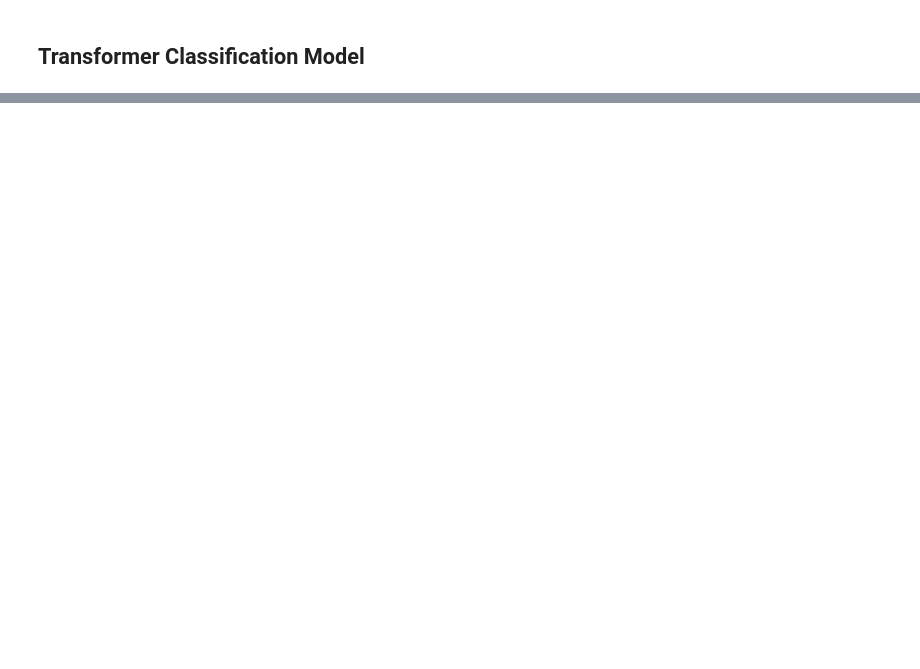
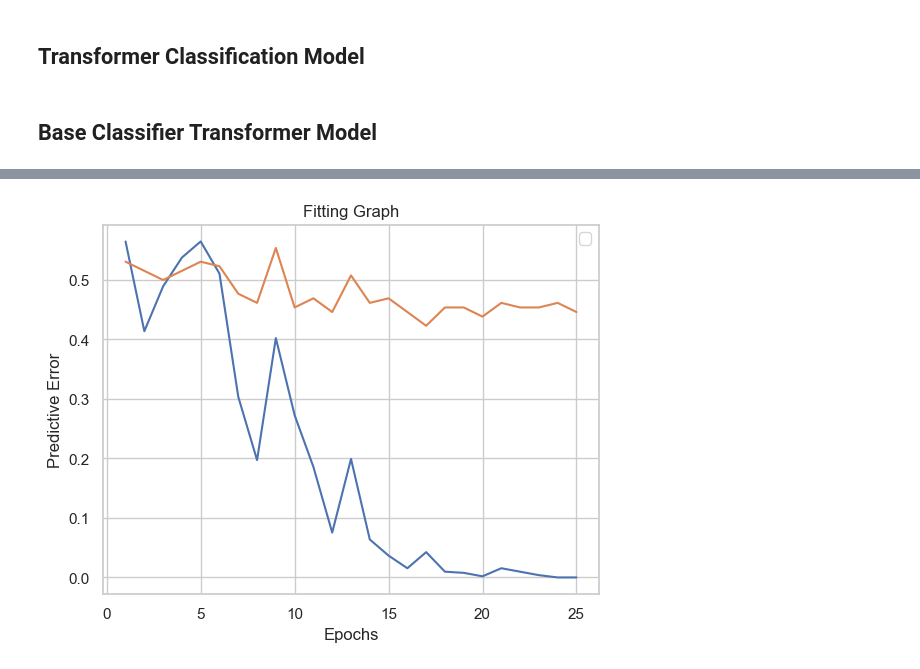
Before and after one commit to Aaron3963/CSE_151A_Project, a Jupyter notebook: transformer.ipynb, the cells around one changed output, grey strips where cells are left out. Drawn from its saved outputs; the diff is of its cells as text; code cells hidden in the pictures; blank space fills up the shorter version.

Commit message:
Changed readme and combined transformer with project notebook

```diff
--- a/transformer.ipynb
+++ b/transformer.ipynb
@@ -101,8 +84,6 @@ test_dataloader = DataLoader(
 # %%
-import torch.nn as nn
-
 class UntrainedTransformerClassifier(nn.Module):
-    def __init__(self, vocab_size, embed_dim, num_heads, num_layers, max_length, dropout = 0.2):
+    def __init__(self, vocab_size, embed_dim, num_heads, num_layers, max_length, num_output, dropout = 0.2):
         super(UntrainedTransformerClassifier, self).__init__()
 
         self.embedding = nn.Embedding(vocab_size, embed_dim)
@@ -119,7 +100,7 @@ class UntrainedTransformerClassifier(nn.Module):
         self.transformer = nn.TransformerEncoder(encoder_layer, num_layers=num_layers)
 
         #
-        self.linear = nn.Linear(embed_dim, 1)
+        self.linear = nn.Linear(embed_dim, num_output)
         self.dropout = nn.Dropout(dropout)
 
     def forward(self, input_ids):
@@ -160,0 +164,64 @@ def evaluate(model, dataloader, device):
+# %%
+def generateFittingGraph(train_error, test_error, epochs):
+    x = range(1,epochs+1)
+    plt.plot(x, train_error, label="Train Error")
+    plt.plot(x, test_error, label="Test Error")
+
+    plt.xlabel("Epochs")
+    plt.ylabel("Predictive Error")
+    plt.title("Fitting Graph")
+
+    plt.legend()
+    plt.show()
+# %% [markdown]
+## Base Classifier Transformer Model
+# %%
+MAX_LENGTH = 600
+BATCH_SIZE = 16
+EMBED_DIM = 128
+NUM_HEAD = 4
+NUM_LAYER = 6
+NUM_OUTPUT = 2
+EPOCHS = 25
+LEARNING_RATE = 1e-4
+
+train_dataset, test_dataset = train_test_split(data, test_size=0.2, shuffle=True)
+train_dataloader, test_dataloader = createDataLoader(train_dataset, test_dataset, tokenizer, MAX_LENGTH, BATCH_SIZE)
+
+model = UntrainedTransformerClassifier(vocab_size=tokenizer.vocab_size,
+                                       embed_dim= EMBED_DIM,
+                                       num_heads= NUM_HEAD,
+                                       num_layers=NUM_LAYER,
+                                       max_length=MAX_LENGTH,
+                                       num_output=NUM_OUTPUT).to(device)
+
+criterion = nn.CrossEntropyLoss()
+
+
+optimizer = optim.Adam(model.parameters(), lr=LEARNING_RATE)
+
+train_error = []
+test_error = []
+
+for epoch in range(EPOCHS):
+    for xb, yb in train_dataloader:
+        yb = yb.type(torch.LongTensor)
+        xb, yb = xb.to(device), yb.to(device)
+
+        logits = model(xb)
+        loss = criterion(logits, yb)
+        # Backward pass and optimization
+        optimizer.zero_grad()
+        loss.backward()
+        optimizer.step()
+
+    trainErr = evaluate_old(model, train_dataloader, device)
+    testErr = evaluate_old(model, test_dataloader, device)
+
+    print(f"Epoch [{epoch+1}/{EPOCHS}], Loss: {loss.item():.4f}, Train Acc: {trainErr:.4f}, Test Acc: {testErr:.4f}")
+
+    train_error.append(1-trainErr)
+    test_error.append(1-testErr)
+
+generateFittingGraph(train_error, test_error, EPOCHS)
+# %% [output]
@@ -160,0 +245 @@ def evaluate(model, dataloader, device):
+[figure, added]
```
Also changed, not shown: parts of 22 cells of this notebook, 2 other files.
